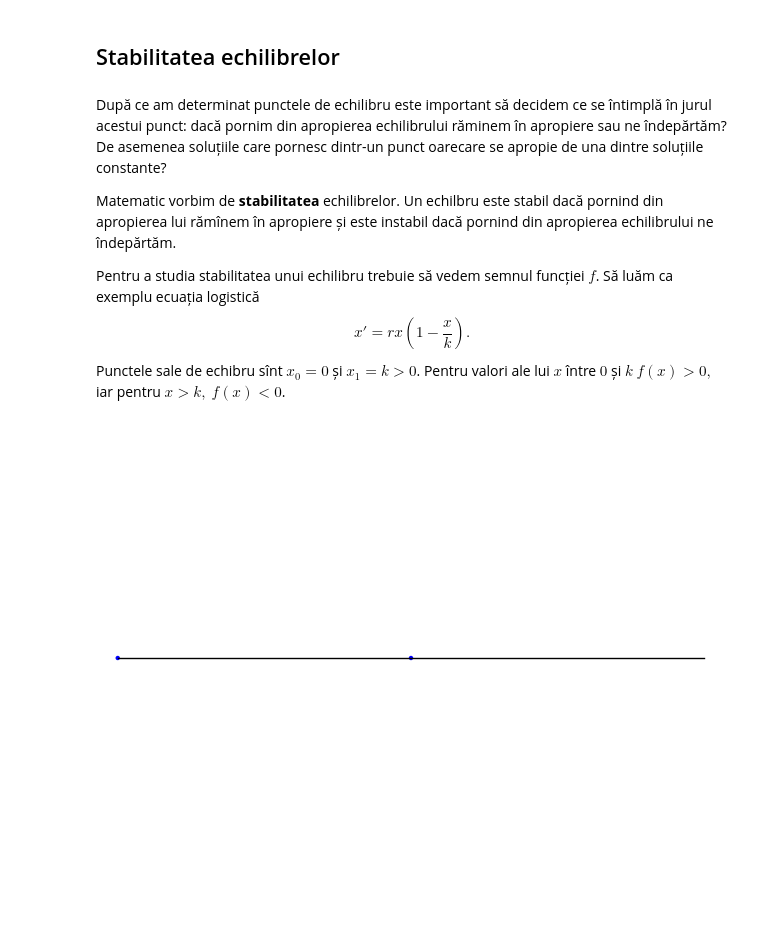
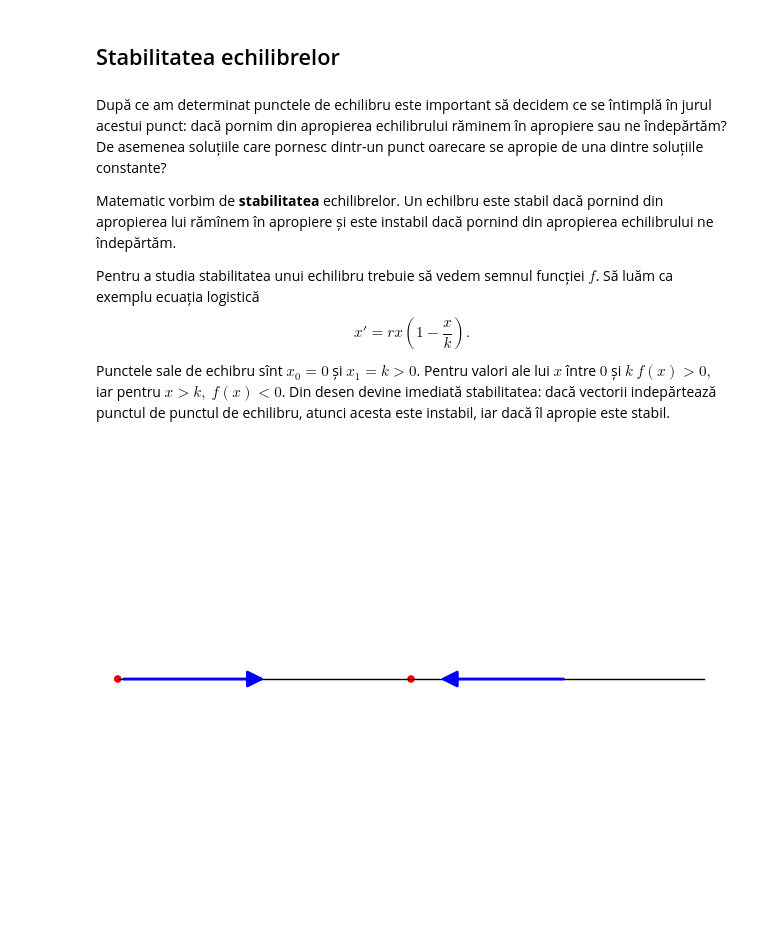
Before and after one commit to adhalanay/curs-ecologie, a Jupyter notebook: Cursul4.ipynb, the cells around one changed output. Saved outputs shown, nothing was run; the diff lists cells and outputs as text; code cells hidden in the pictures.

Commit message:
Stabilitate

```diff
--- a/Cursul4.ipynb
+++ b/Cursul4.ipynb
@@ -62,8 +62,8 @@ $$
 x'=rx\left(1-\frac{x}{k}\right).
 $$
 Punctele sale de echibru sînt $x_0=0$ și $x_1=k>0$. Pentru valori ale lui $x$ între $0$ și $k$ $f(x) > 0,$ iar pentru $x > k,$
-$f(x) < 0$.
+$f(x) < 0$. Din desen devine imediată stabilitatea: dacă vectorii indepărtează punctul de punctul de echilibru, atunci acesta este instabil, iar dacă îl apropie este stabil.
 # %%
-plot(1,(0,10),color='black',axes=False)+point((0,1))+point((5,1))
+plot(1,(0,10),color='black',axes=False)+point((0,1),size=30,color='red')+point((5,1),size=30,color='red')+arrow((0.1,1),(2.5,1))+arrow((7.6,1),(5.5,1))
 # %% [output]
-[figure, old version]
+[figure, new version]
```
Also changed, not shown: parts of 1 cell of this notebook.
